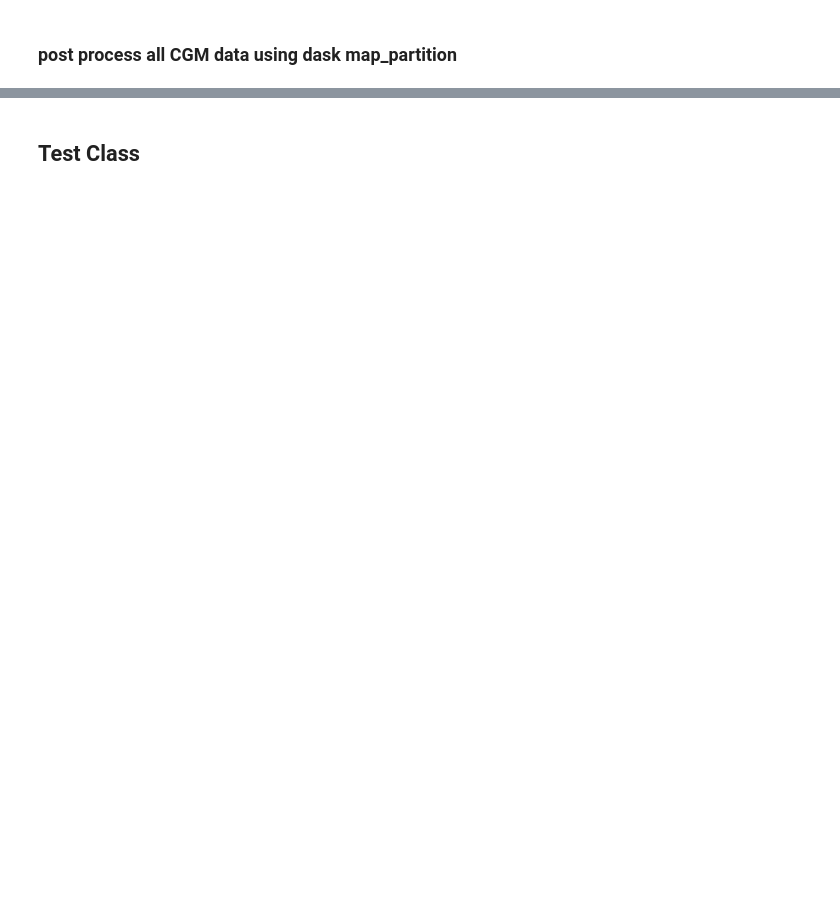
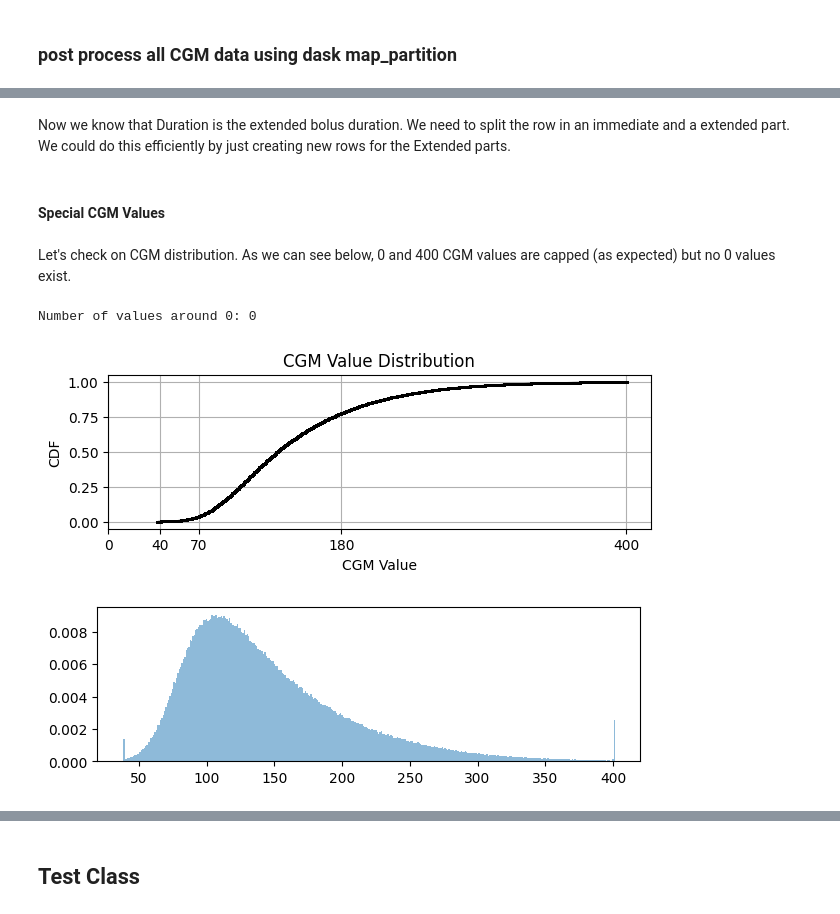
Before and after one commit to nudgebg/egvinsulin, a Jupyter notebook: notebooks/understand-loop-dataset.ipynb, the cells around one changed output, grey strips where cells are left out. Saved outputs shown, nothing was run; the diff lists cells and outputs as text; code cells hidden in the pictures; blank space fills up the shorter version.

```diff
--- a/notebooks/understand-loop-dataset.ipynb
+++ b/notebooks/understand-loop-dataset.ipynb
@@ -552,0 +577,6 @@ loop_cgm_transformed.to_csv(os.path.join(loop_parquet_out_path, 'cgm_transformed
+# %%
+ddf_basal = dd.read_parquet(os.path.join(loop_paquet_path, 'basal'), aggregate_files='PtID')
+ddf_cgm = dd.read_parquet(os.path.join(loop_paquet_path, 'cgm'), aggregate_files='PtID')
+
+ddf_basal = ddf_basal.set_index('PtID')
+ddf_cgm = ddf_cgm.set_index('PtID')
@@ -552,0 +893,22 @@ loop_cgm_transformed.to_csv(os.path.join(loop_parquet_out_path, 'cgm_transformed
+# %% [markdown]
+Now we know that Duration is the extended bolus duration. We need to split the row in an immediate and a extended part.
+We could do this efficiently by just creating new rows for the Extended parts.
+# %% [markdown]
+#### Special CGM Values
+# %% [markdown]
+Let's check on CGM distribution. As we can see below, 0 and 400 CGM values are capped (as expected) but no 0 values exist.
+# %%
+#Visualize CGM Distribution
+R = ddf_cgm.map_partitions(lambda x: x.CGMVal.sample(n=min(1000,len(x)))).compute()
+print(f"Number of values around 0: {((R<1) & (R>-1)).sum()}")
+plt.figure(figsize=(7, 2)); ax = plt.gca()
+cdf.plot_cdf(R*18, xlabel='CGM Value', ylabel='CDF', title='CGM Value Distribution',ax=ax)
+plt.xticks([0,40,70,180,400]);
+
+plt.figure(figsize=(7, 2)); ax = plt.gca()
+vc = (R*18).round().value_counts(normalize=True).sort_index()
+plt.bar(vc.index,vc.values, width=1, alpha=0.5);
+# %% [output]
+Number of values around 0: 0
+[figure, added]
+[figure, added]
```
Also changed, not shown: parts of 55 cells of this notebook, 3 other files.
